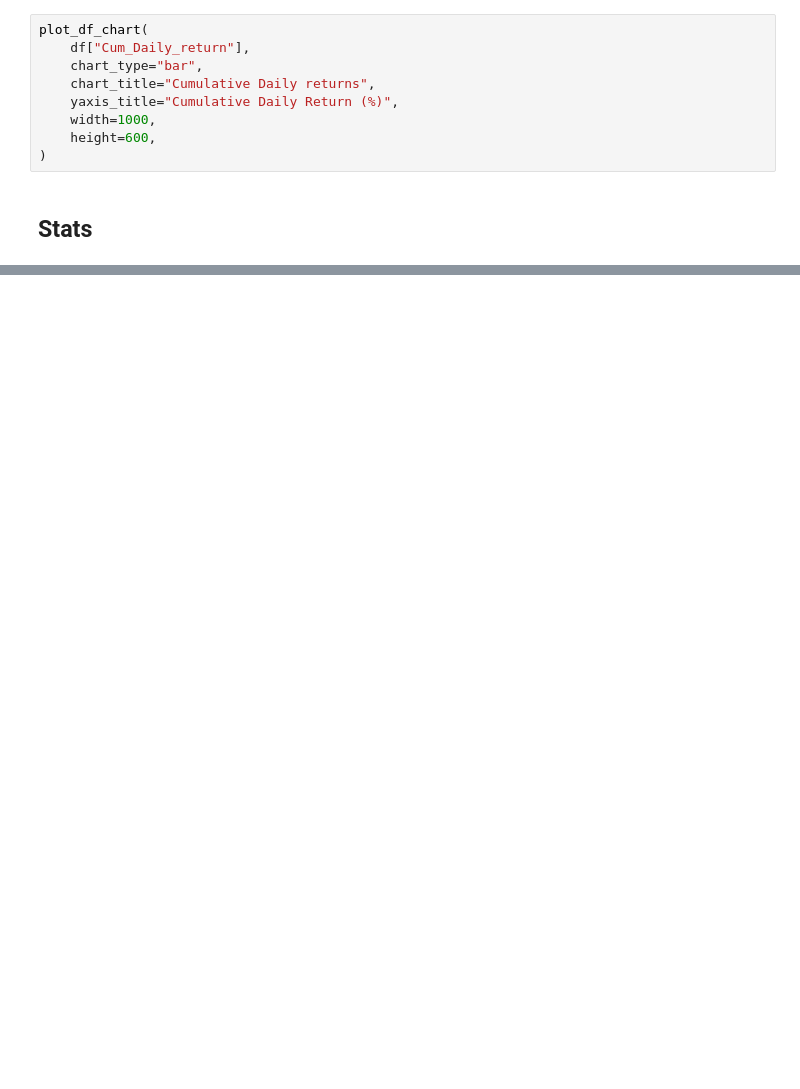
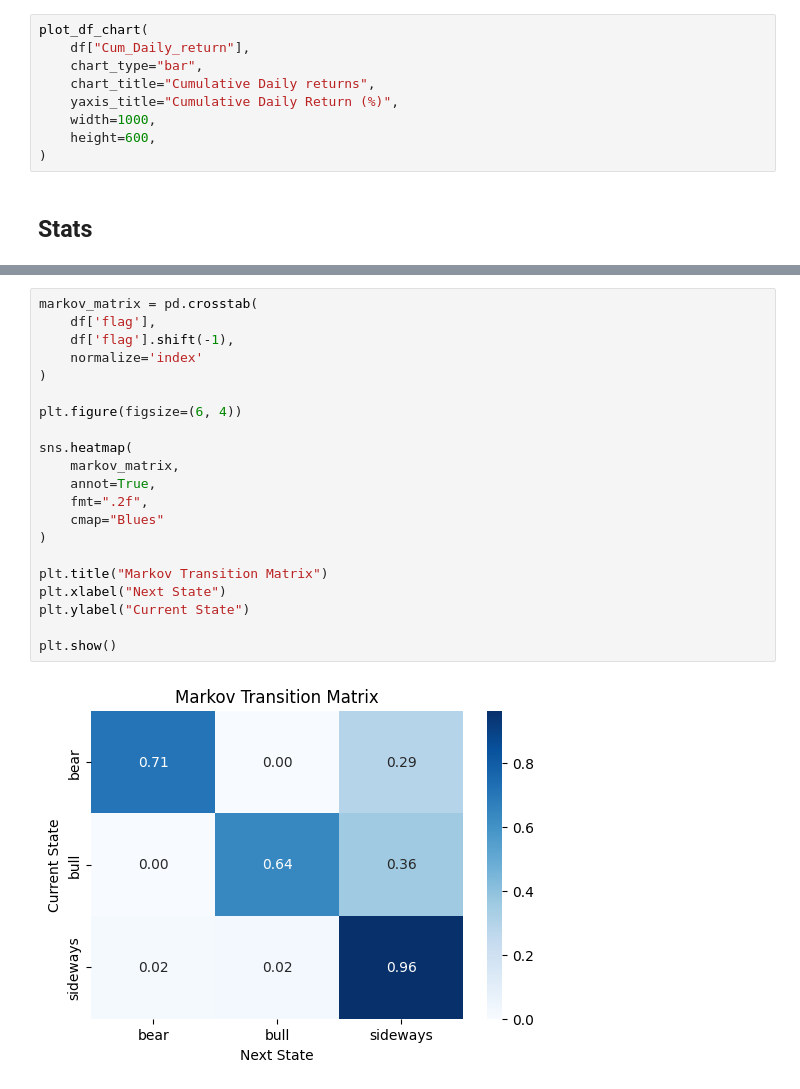
Before and after one commit to mod7ex/algo-strategies, a Jupyter notebook: markov-chain/index.ipynb, the cells around one changed output, grey strips where cells are left out. Drawn from its saved outputs; the diff is of its cells as text; blank space fills up the shorter version.

```diff
--- a/markov-chain/index.ipynb
+++ b/markov-chain/index.ipynb
@@ -127,0 +126,23 @@ df.head(20)
+# %%
+markov_matrix = pd.crosstab(
+    df['flag'],
+    df['flag'].shift(-1),
+    normalize='index'
+)
+
+plt.figure(figsize=(6, 4))
+
+sns.heatmap(
+    markov_matrix,
+    annot=True,
+    fmt=".2f",
+    cmap="Blues"
+)
+
+plt.title("Markov Transition Matrix")
+plt.xlabel("Next State")
+plt.ylabel("Current State")
+
+plt.show()
+# %% [output]
+[figure, added]
```
Also changed, not shown: parts of 6 cells of this notebook, 1 other file.
